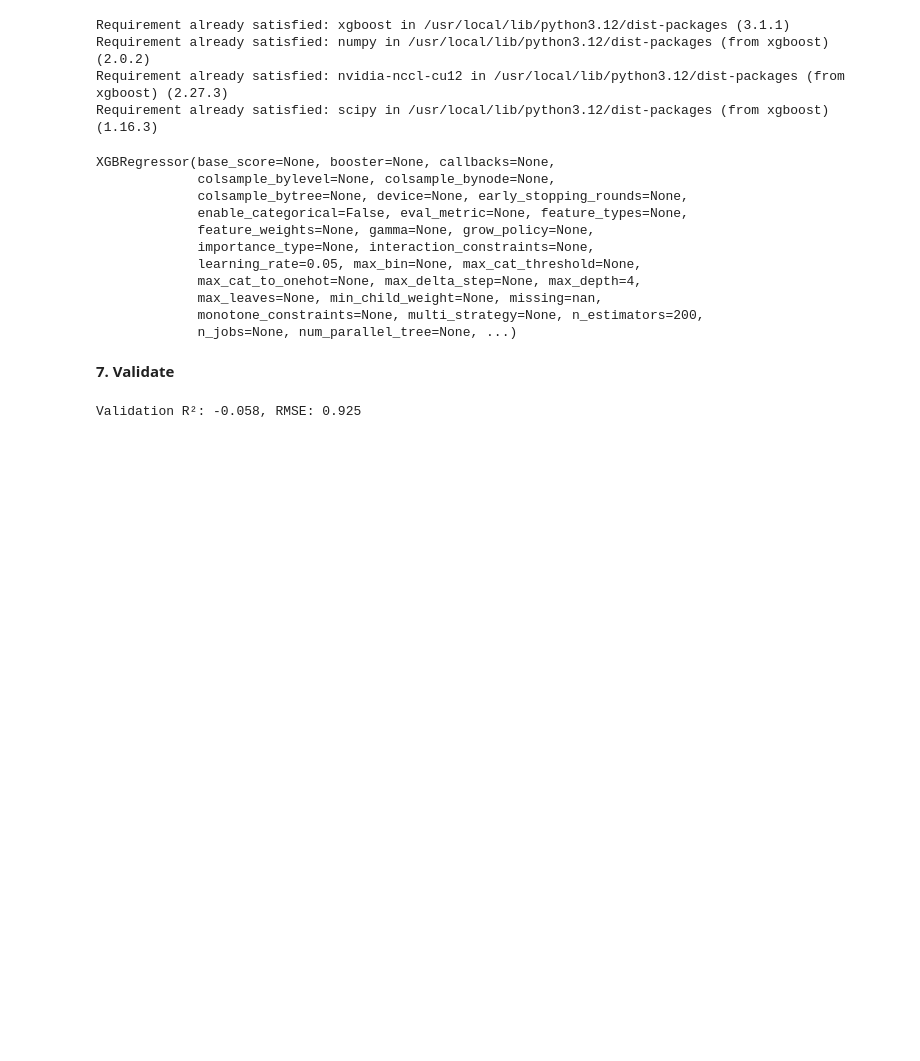
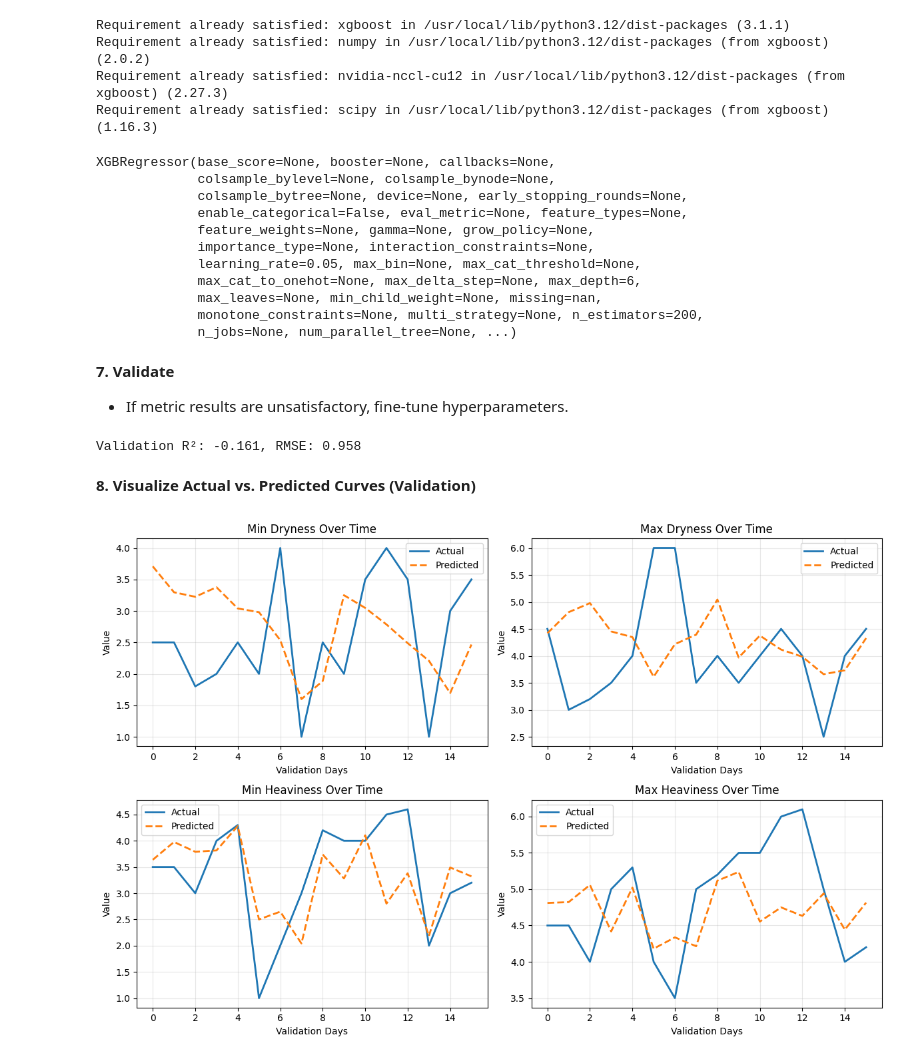
Before and after one commit to sdbrgo/Glossi, a Jupyter notebook: glossi.ipynb, the cells around one changed output. Drawn from its saved outputs; the diff is of its cells as text; code cells hidden in the pictures; blank space fills up the shorter version.

Commit message:
added more lag features; pick up on model hyperparameter configuration

```diff
--- a/glossi.ipynb
+++ b/glossi.ipynb
@@ -174,7 +166,7 @@ new_df['conditioner_used_today'] = le.fit_transform(new_df['conditioner_used_tod
 #new_df.head()
 # %%
 #make LAG FEATURES for XGBoost
-for lag in range(1, 4):
+for lag in range(1, 8):
     for metric in ['min_dryness', 'max_dryness', 'min_heaviness', 'max_heaviness']:
         new_df[f'{metric}_lag{lag}'] = new_df[metric].shift(lag)
 
@@ -193,10 +185,16 @@ Requirement already satisfied: scipy in /usr/local/lib/python3.12/dist-packages
 from xgboost import XGBRegressor
 
 #features and targets
-X = new_df[['shampoo_used_today','conditioner_used_today','leave_in_amt','sweat','humidity','bath_intensity','wind_exposure',
-        'min_dryness_lag1','max_dryness_lag1','min_heaviness_lag1','max_heaviness_lag1',
-        'min_dryness_lag2','max_dryness_lag2','min_heaviness_lag2','max_heaviness_lag2',
-        'min_dryness_lag3','max_dryness_lag3','min_heaviness_lag3','max_heaviness_lag3']]
+base_features = [
+    'shampoo_used_today','conditioner_used_today','leave_in_amt','sweat','humidity','bath_intensity','wind_exposure'
+]
+lag_features = [ #dynamically add lag features
+    f'{metric}_lag{lag}'
+    for lag in range(1, 8)
+    for metric in ['min_dryness', 'max_dryness', 'min_heaviness', 'max_heaviness']
+]
+X = new_df[base_features + lag_features] #combine all features
+
 y = new_df[['min_dryness','max_dryness','min_heaviness','max_heaviness']]
 
 #first split: train (70%) and temp (30%)
@@ -206,7 +204,12 @@ X_train, X_temp, y_train, y_temp = train_test_split(X, y, test_size=0.3, shuffle
 X_val, X_test, y_val, y_test = train_test_split(X_temp, y_temp, test_size=0.5, shuffle=False)
 
 #train
-xgb = XGBRegressor(n_estimators=200, learning_rate=0.05, max_depth=4, random_state=42)
+xgb = XGBRegressor(
+    n_estimators=200,
+    learning_rate=0.05,
+    max_depth=6,
+    random_state=42
+)
 xgb.fit(X_train, y_train)
 # %% [output]
 XGBRegressor(base_score=None, booster=None, callbacks=None,
@@ -216,12 +219,14 @@ XGBRegressor(base_score=None, booster=None, callbacks=None,
              feature_weights=None, gamma=None, grow_policy=None,
              importance_type=None, interaction_constraints=None,
              learning_rate=0.05, max_bin=None, max_cat_threshold=None,
-             max_cat_to_onehot=None, max_delta_step=None, max_depth=4,
+             max_cat_to_onehot=None, max_delta_step=None, max_depth=6,
              max_leaves=None, min_child_weight=None, missing=nan,
              monotone_constraints=None, multi_strategy=None, n_estimators=200,
              n_jobs=None, num_parallel_tree=None, ...)
-# %% [markdown]
-**7. Validate**
+# %% [markdown]
+**7. Validate**
+
+*   If metric results are unsatisfactory, fine-tune hyperparameters.
 # %%
 # Validate
 y_val_pred = xgb.predict(X_val)
@@ -230,4 +235,26 @@ r2 = r2_score(y_val, y_val_pred)
 rmse = np.sqrt(mean_squared_error(y_val, y_val_pred))
 print(f"Validation R²: {r2:.3f}, RMSE: {rmse:.3f}")
 # %% [output]
-Validation R²: -0.058, RMSE: 0.925
+Validation R²: -0.161, RMSE: 0.958
+# %% [markdown]
+**8. Visualize Actual vs. Predicted Curves (Validation)**
+# %%
+metrics = ['min_dryness', 'max_dryness', 'min_heaviness', 'max_heaviness']
+
+# Create a figure for each metric
+plt.figure(figsize=(12, 8))
+
+for i, metric in enumerate(metrics):
+    plt.subplot(2, 2, i + 1)
+    plt.plot(y_val[metric].values, label='Actual', linewidth=2)
+    plt.plot(y_val_pred[:, i], label='Predicted', linestyle='--', linewidth=2)
+    plt.title(f"{metric.replace('_', ' ').title()} Over Time")
+    plt.xlabel("Validation Days")
+    plt.ylabel("Value")
+    plt.legend()
+    plt.grid(alpha=0.3)
+
+plt.tight_layout()
+plt.show()
+# %% [output]
+[figure, added]
```
Also changed, not shown: parts of 6 cells of this notebook.
